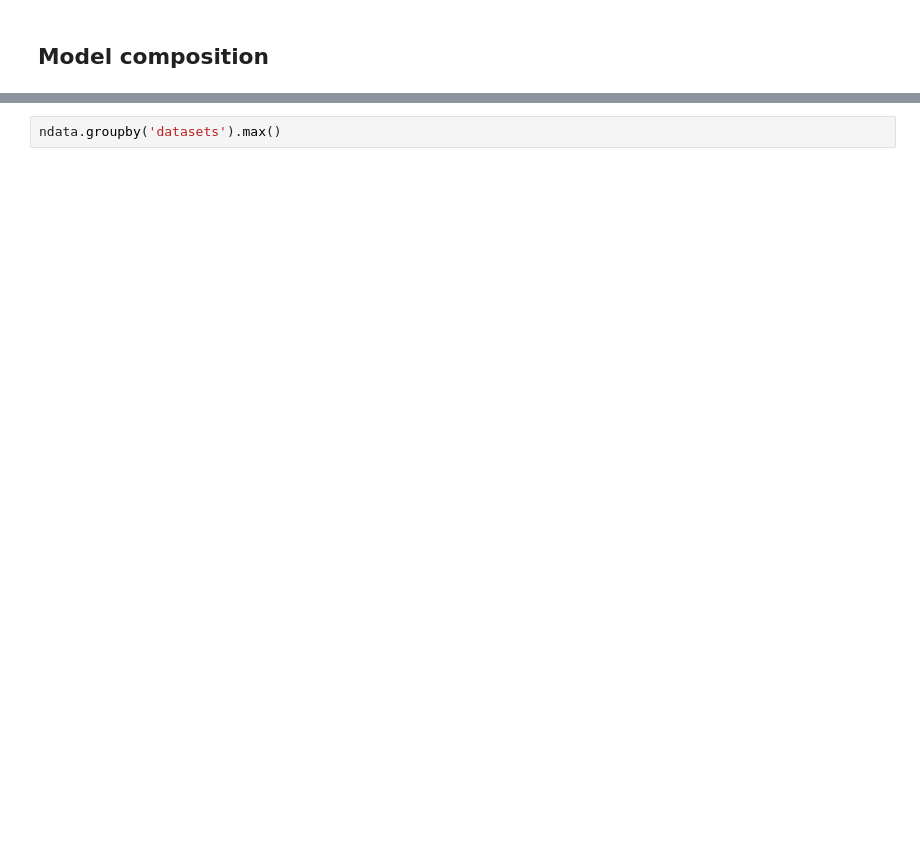
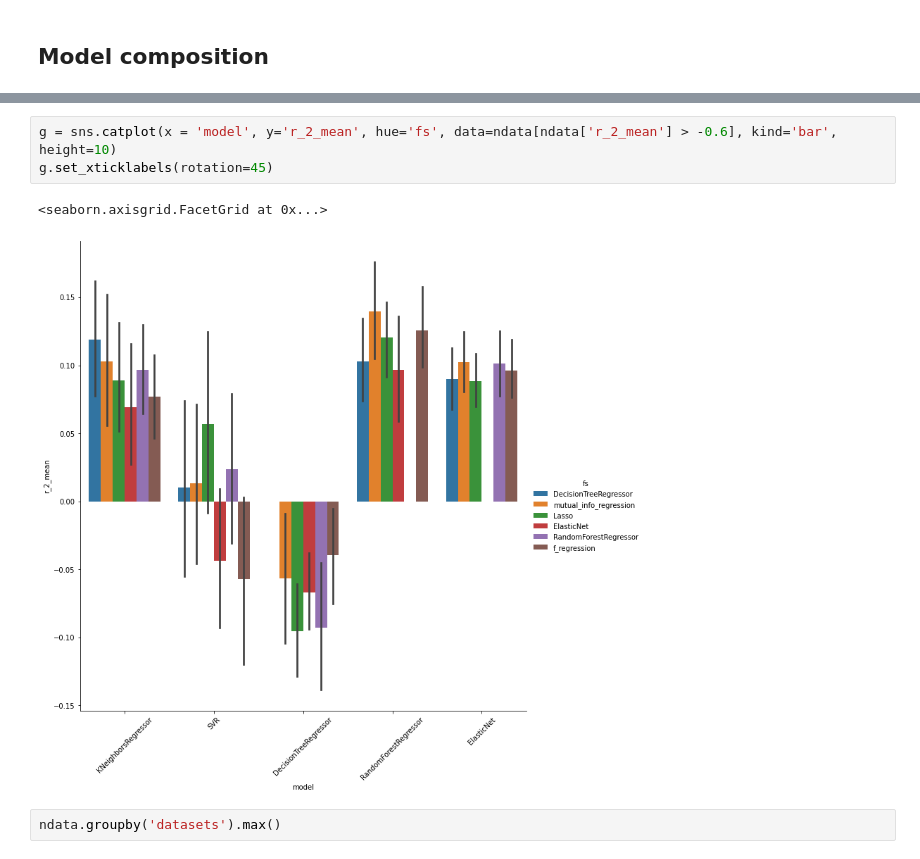
Before and after one commit to lucas-ubm/phc-data-pipeline, a Jupyter notebook: Ranalysis.ipynb, the cells around one changed output, grey strips where cells are left out. Drawn from its saved outputs; the diff is of its cells as text; blank space fills up the shorter version.

```diff
--- a/Ranalysis.ipynb
+++ b/Ranalysis.ipynb
@@ -182,3 +251,9 @@ nmodels
+# %%
+g = sns.catplot(x = 'model', y='r_2_mean', hue='fs', data=ndata[ndata['r_2_mean'] > -0.6], kind='bar', height=10)
+g.set_xticklabels(rotation=45)
+# %% [output]
+<seaborn.axisgrid.FacetGrid at 0x...>
+[figure, added]
 # %%
 ndata.groupby('datasets').max()
 # %% [output]
```
Also changed, not shown: parts of 24 cells of this notebook, 6 other files.
